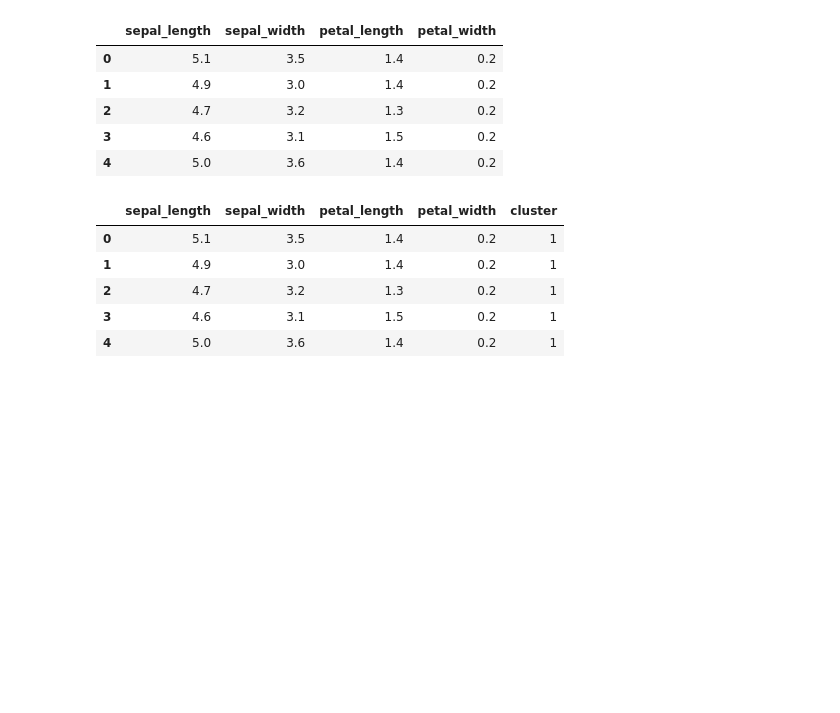
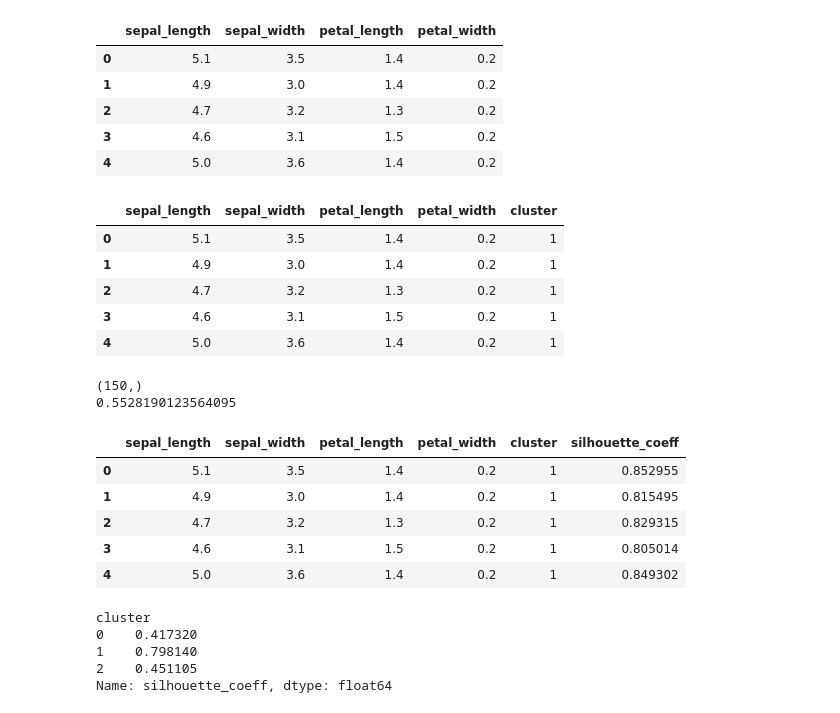
Before and after one commit to bnv20/kdt7, a Jupyter notebook: m6_머신러닝이해/군집분석.ipynb, the cells around one changed output. Saved outputs shown, nothing was run; the diff lists cells and outputs as text; code cells hidden in the pictures; blank space fills up the shorter version.

```diff
--- a/m6_머신러닝이해/군집분석.ipynb
+++ b/m6_머신러닝이해/군집분석.ipynb
@@ -107,4 +107,31 @@ irisDF.head()
 # %%
 # 실루엣 계수
 from sklearn.metrics import silhouette_samples, silhouette_score
 import matplotlib.pyplot as plt
+
+score_samples = silhouette_samples(iris.data,irisDF['cluster'])
+print(score_samples.shape)
+
+irisDF['silhouette_coeff'] = score_samples
+
+average_score = silhouette_score(iris.data,irisDF['cluster'])
+print(average_score)
+
+irisDF.head()
+# %% [output]
+(150,)
+0.5528190123564095
+|  | sepal_length | sepal_width | petal_length | petal_width | cluster | silhouette_coeff |
+| 0 | 5.1 | 3.5 | 1.4 | 0.2 | 1 | 0.852955 |
+| 1 | 4.9 | 3.0 | 1.4 | 0.2 | 1 | 0.815495 |
+| 2 | 4.7 | 3.2 | 1.3 | 0.2 | 1 | 0.829315 |
+| 3 | 4.6 | 3.1 | 1.5 | 0.2 | 1 | 0.805014 |
+| 4 | 5.0 | 3.6 | 1.4 | 0.2 | 1 | 0.849302 |
+# %%
+irisDF.groupby('cluster').silhouette_coeff.mean()
+# %% [output]
+cluster
+0    0.417320
+1    0.798140
+2    0.451105
+Name: silhouette_coeff, dtype: float64
```
Also changed, not shown: parts of 3 cells of this notebook.
